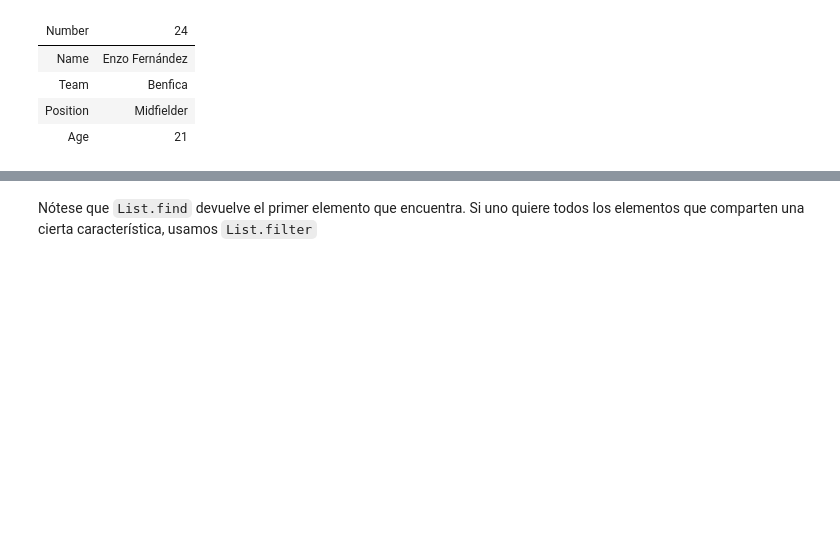
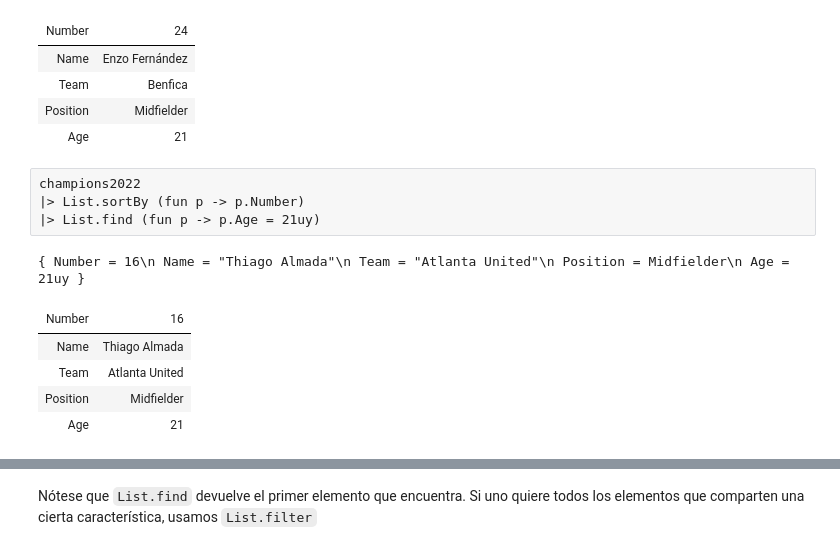
Before and after one commit to fcolavecchia/fp-course-public, a Jupyter notebook: es/MoreOnCollections.ipynb, the cells around one changed output, grey strips where cells are left out. Cells and saved outputs as stored; diff of their text form; blank space fills up the shorter version.

```diff
--- a/es/MoreOnCollections.ipynb
+++ b/es/MoreOnCollections.ipynb
@@ -292,3 +301,14 @@ champions2022
 | Team | Benfica |
 | Position | Midfielder |
 | Age | 21 |
+# %%
+champions2022
+|> List.sortBy (fun p -> p.Number)
+|> List.find (fun p -> p.Age = 21uy)
+# %% [output]
+{ Number = 16\n Name = "Thiago Almada"\n Team = "Atlanta United"\n Position = Midfielder\n Age = 21uy }
+| Number | 16 |
+| Name | Thiago Almada |
+| Team | Atlanta United |
+| Position | Midfielder |
+| Age | 21 |
```
Also changed, not shown: parts of 9 cells of this notebook.
